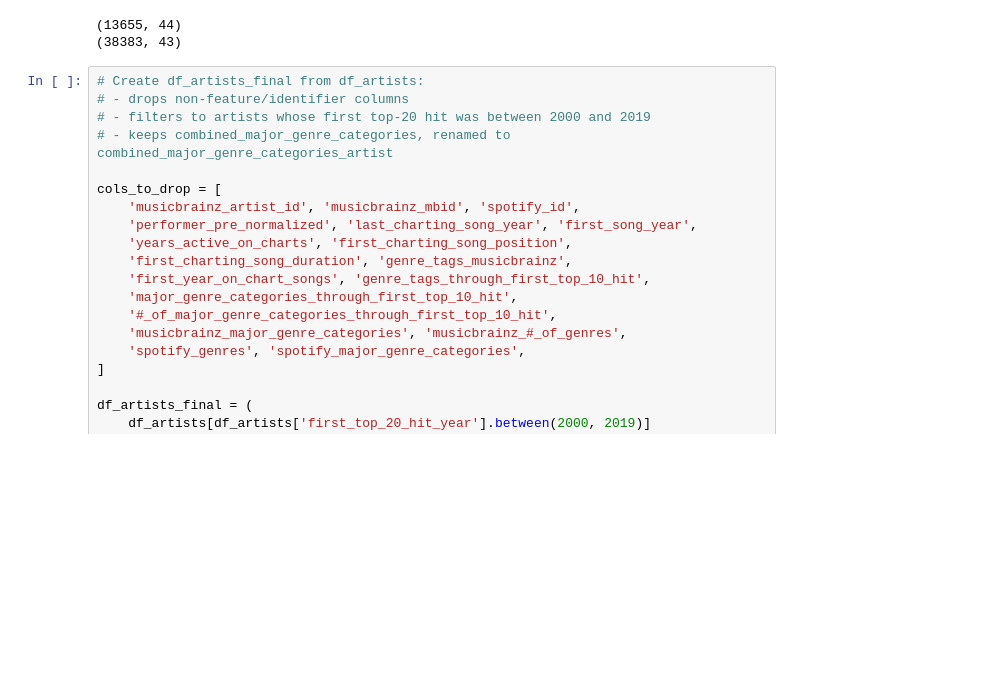
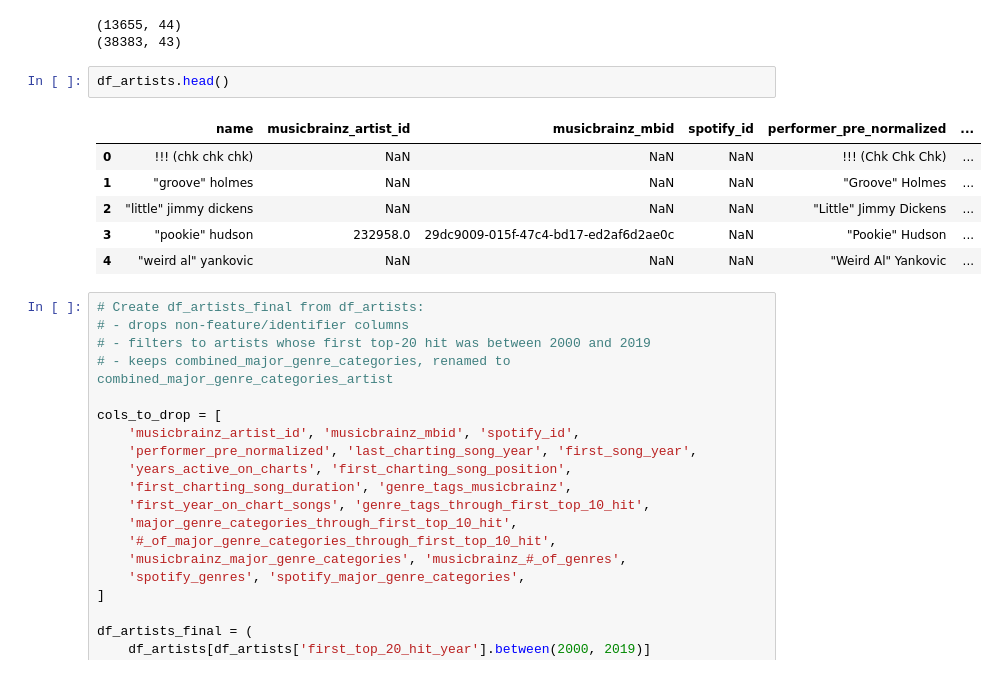
Before and after one commit to Erdos-Projects/spring-2026-hitmakers, a Jupyter notebook: ml_sandbox_3.ipynb, the cells around one changed output. Saved outputs shown, nothing was run; the diff lists cells and outputs as text; blank space fills up the shorter version.

```diff
--- a/ml_sandbox_3.ipynb
+++ b/ml_sandbox_3.ipynb
@@ -20,6 +20,15 @@ print(df_songs.shape)
 # %% [output]
 (13655, 44)
 (38383, 43)
+# %%
+df_artists.head()
+# %% [output]
+|  | name | musicbrainz_artist_id | musicbrainz_mbid | spotify_id | performer_pre_normalized | ... |
+| 0 | !!! (chk chk chk) | NaN | NaN | NaN | !!! (Chk Chk Chk) | ... |
+| 1 | "groove" holmes | NaN | NaN | NaN | "Groove" Holmes | ... |
+| 2 | "little" jimmy dickens | NaN | NaN | NaN | "Little" Jimmy Dickens | ... |
+| 3 | "pookie" hudson | 232958.0 | 29dc9009-015f-47c4-bd17-ed2af6d2ae0c | NaN | "Pookie" Hudson | ... |
+| 4 | "weird al" yankovic | NaN | NaN | NaN | "Weird Al" Yankovic | ... |
 # %%
 # Create df_artists_final from df_artists:
 # - drops non-feature/identifier columns
```
Also changed, not shown: parts of 5 cells of this notebook.
